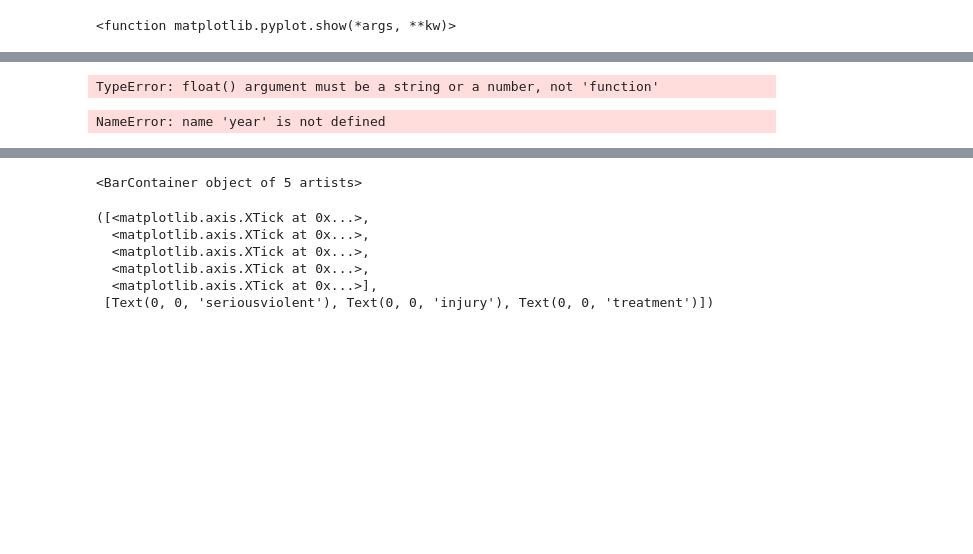
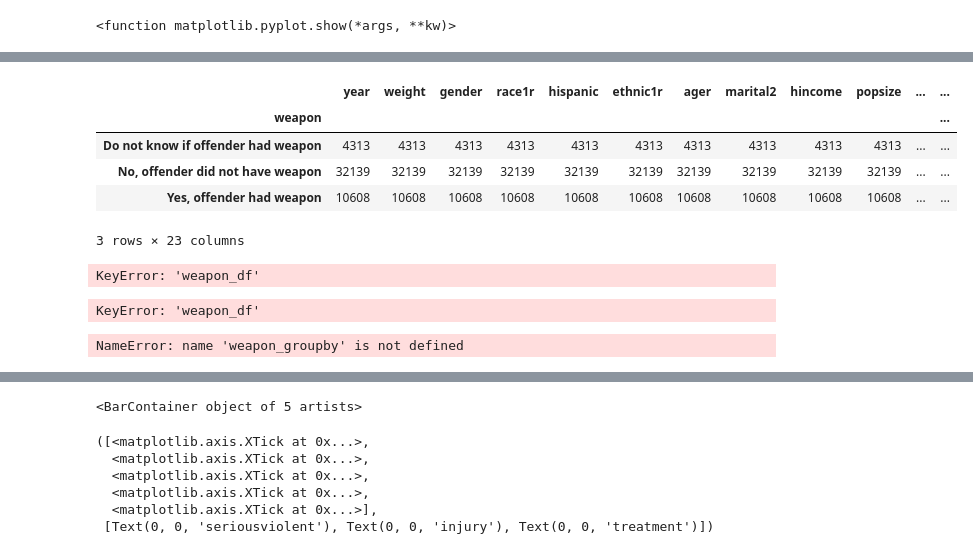
Before and after one commit to SyFlores/Crime_Victimization_and_the_Stock_Market, a Jupyter notebook: Analysis/CleanDataWIthMeaningfulCells_SimplePlotting.ipynb, the cells around one changed output, grey strips where cells are left out. Drawn from its saved outputs; the diff is of its cells as text; code cells hidden in the pictures; blank space fills up the shorter version.

```diff
--- a/Analysis/CleanDataWIthMeaningfulCells_SimplePlotting.ipynb
+++ b/Analysis/CleanDataWIthMeaningfulCells_SimplePlotting.ipynb
@@ -256,10 +227,0 @@ explode = (0.1,0,0,0,0,0,0,0,0,0)
-# %%
-# Tell matplotlib to create a pie chart based upon the above data
-plt.pie(_, explode=explode, labels=weapon_cat, colors=colors, shadow=True, startangle=140)
-# Create axes which are equal so we have a perfect circle
-plt.axis("equal")
-# Save an image of our chart and print the final product to the screen
-
-plt.show()
-# %% [output]
-TypeError: float() argument must be a string or a number, not 'function'
@@ -268,10 +227,0 @@ TypeError: float() argument must be a string or a number, not 'function'
-# %%
-# Bar Chart "Location vs Years"
-year_group = year.groupby["year"]
-
-# Count how many times each maker appears in our group
-year_count = year_group["year"].count()
-
-year_count
-# %% [output]
-NameError: name 'year' is not defined
@@ -288,0 +228,39 @@ plt.xticks(tick_locations, cities)
+# %%
+# Pie Chart 3: "Weapon"
+weapon_df = df.groupby('weapon').count( )
+weapon_df
+#weapon_df = weapon_df["year"].tolist()
+#df["weapon_df"] = df['weapon_df'].astype(float)
+#weapon_df = weapon_df.count()
+#weapon_df
+# %% [output]
+|  | year | weight | gender | race1r | hispanic | ethnic1r | ager | marital2 | hincome | popsize | ... | ... |
+| weapon |  |  |  |  |  |  |  |  |  |  |  | ... |
+| Do not know if offender had weapon | 4313 | 4313 | 4313 | 4313 | 4313 | 4313 | 4313 | 4313 | 4313 | 4313 | ... | ... |
+| No, offender did not have weapon | 32139 | 32139 | 32139 | 32139 | 32139 | 32139 | 32139 | 32139 | 32139 | 32139 | ... | ... |
+| Yes, offender had weapon | 10608 | 10608 | 10608 | 10608 | 10608 | 10608 | 10608 | 10608 | 10608 | 10608 | ... | ... |
+3 rows × 23 columns
+# %%
+#weapon_df = weapon_df["year"].tolist()
+type("weapon_df")
+df["weapon_df"] = df['weapon_df'].astype(float)
+# %% [output]
+KeyError: 'weapon_df'
+# %%
+#KeyError: 'weapon_df'
+labels = ["Offender did not have weapon", "Offender had a weapon", "Don't know"]
+df["weapon_df"] = df["weapon_df"].astype(float)
+weapon_df = weapon_df["year"].tolist()
+
+plt.pie(weapon_df,labels=labels)
+# %% [output]
+KeyError: 'weapon_df'
+# %%
+#NameError: name 'weapon_groupby' is not defined
+labels = ["Do not know if offender had weapon",
+          "No, offender did not have weapon",
+          "Yes, offender had weapon" ]
+weapon_df = weapon_df["year"].tolist()
+weapon_df
+# %% [output]
+NameError: name 'weapon_groupby' is not defined
```
Also changed, not shown: parts of 42 cells of this notebook, 7 other files.
